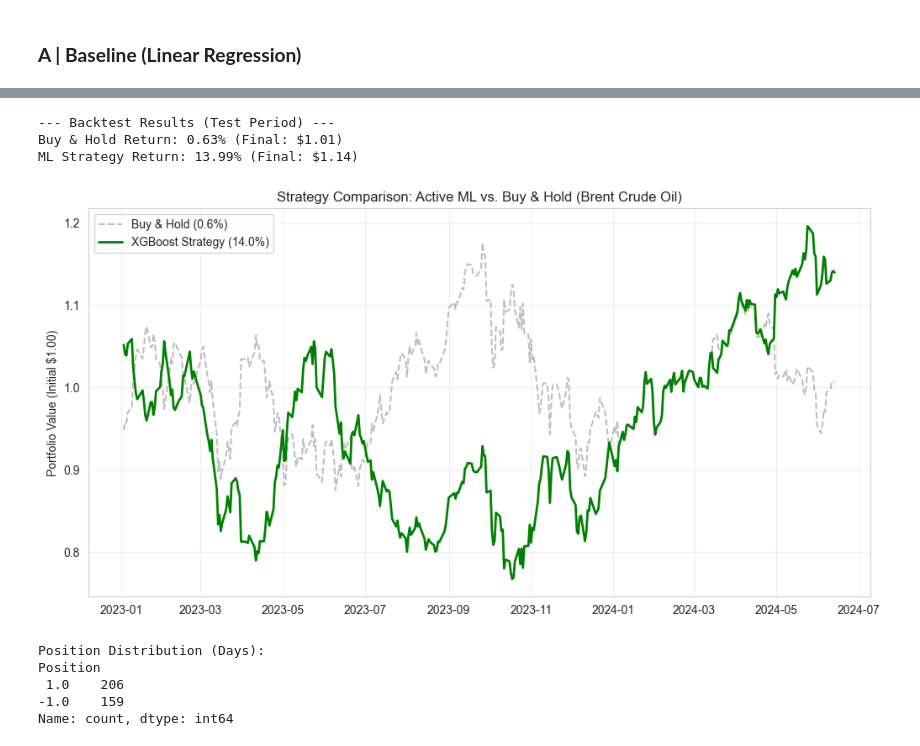
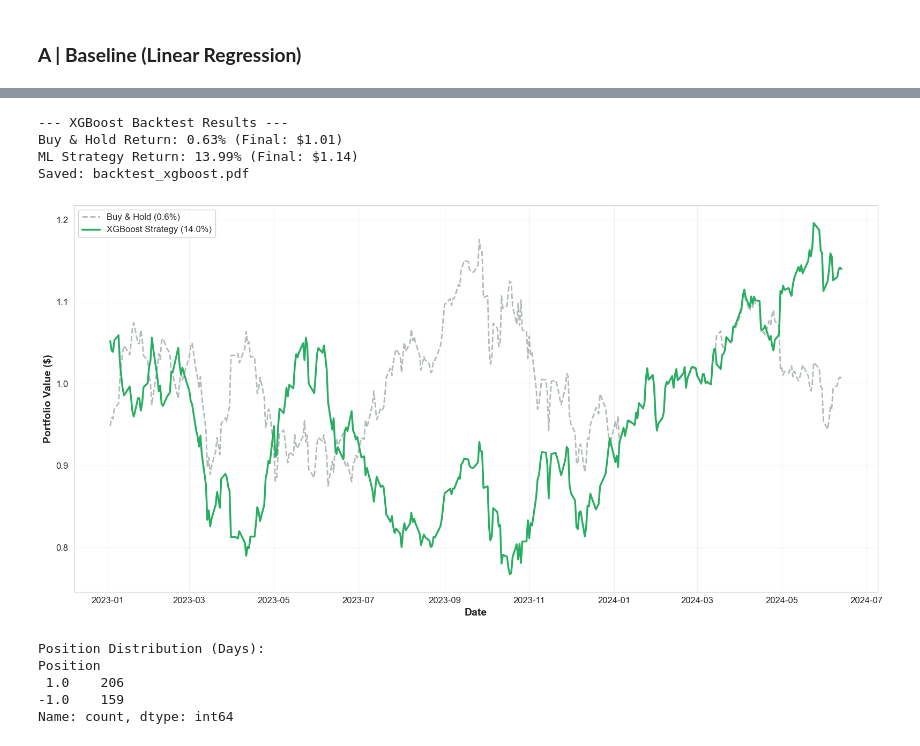
Before and after one commit to adbayre/Commodities-Price-Prediction, a Jupyter notebook: commodities_project.ipynb, the cells around one changed output, grey strips where cells are left out. Saved outputs shown, nothing was run; the diff lists cells and outputs as text; code cells hidden in the pictures.

```diff
--- a/commodities_project.ipynb
+++ b/commodities_project.ipynb
@@ -1665,51 +1781,67 @@ df_backtest['Strategy_Return'] = df_backtest['Position'] * df_backtest['Actual_D
 df_backtest['Equity_BuyHold'] = (1 + df_backtest['Actual_Daily_Return']).cumprod()
 df_backtest['Equity_Strategy'] = (1 + df_backtest['Strategy_Return']).cumprod()
 
 # Handle any NaNs at the end (due to shift)
 df_backtest = df_backtest.dropna(subset=['Equity_Strategy'])
 
 # ---------------------------------------------------------
 # 5. VISUALIZE RESULTS
 # ---------------------------------------------------------
-# Metrics
+# Apply Report Style
+sns.set_style("whitegrid")
+
+# Metrics Calculation
 final_bh = df_backtest['Equity_BuyHold'].iloc[-1]
 final_strat = df_backtest['Equity_Strategy'].iloc[-1]
 return_bh = (final_bh - 1) * 100
 return_strat = (final_strat - 1) * 100
 
-print(f"--- Backtest Results (Test Period) ---")
+print(f"--- XGBoost Backtest Results ---")
 print(f"Buy & Hold Return: {return_bh:.2f}% (Final: ${final_bh:.2f})")
 print(f"ML Strategy Return: {return_strat:.2f}% (Final: ${final_strat:.2f})")
 
-# Plot
-plt.figure(figsize=(12, 6))
+# Determine Date Column for Plotting
+plot_date = df_backtest['date'] if 'date' in df_backtest.columns else df_backtest.index
 
-# Plot Buy & Hold (Benchmark)
-plt.plot(df_backtest['date'] if 'date' in df_backtest.columns else df_backtest.index,
-         df_backtest['Equity_BuyHold'],
+# Create Figure
+plt.figure(figsize=(16, 8)) # Wide format
+
+# Plot Benchmark (Buy & Hold)
+plt.plot(plot_date, df_backtest['Equity_BuyHold'],
          label=f'Buy & Hold ({return_bh:.1f}%)',
-         color='gray', alpha=0.5, linestyle='--')
+         color='#7f8c8d', # Professional gray
+         alpha=0.6,
+         linestyle='--',
+         linewidth=2)
 
-# Plot Strategy
-plt.plot(df_backtest['date'] if 'date' in df_backtest.columns else df_backtest.index,
-         df_backtest['Equity_Strategy'],
+# Plot Strategy (XGBoost)
+plt.plot(plot_date, df_backtest['Equity_Strategy'],
          label=f'XGBoost Strategy ({return_strat:.1f}%)',
-         color='green', linewidth=2)
+         color='#27ae60', # Professional Green (distinct from RF Blue)
+         linewidth=2.5)
 
-plt.title('Strategy Comparison: Active ML vs. Buy & Hold (Brent Crude Oil)')
-plt.ylabel('Portfolio Value (Initial $1.00)')
-plt.legend()
+# Styling
+plt.ylabel('Portfolio Value ($)', fontsize=14, fontweight='bold')
+plt.xlabel('Date', fontsize=14, fontweight='bold')
+plt.legend(fontsize=12, frameon=True, facecolor='white', framealpha=0.9, loc='upper left')
 plt.grid(True, alpha=0.3)
+plt.tick_params(axis='both', which='major', labelsize=12)
+
+# Save High-Res PDF
+plt.tight_layout()
+plt.savefig('backtest_xgboost.pdf', dpi=300, format='pdf', bbox_inches='tight')
+print("Saved: backtest_xgboost.pdf")
 plt.show()
 
-# Show Signal Counts
+# Trade Stats
 print("\nPosition Distribution (Days):")
 print(df_backtest['Position'].value_counts())
 # %% [output]
---- Backtest Results (Test Period) ---
+--- XGBoost Backtest Results ---
 Buy & Hold Return: 0.63% (Final: $1.01)
 ML Strategy Return: 13.99% (Final: $1.14)
+Saved: backtest_xgboost.pdf
-[figure, old version]
+[figure, new version]
 Position Distribution (Days):
 Position
  1.0    206
```
Also changed, not shown: parts of 8 cells of this notebook, 10 other files.
